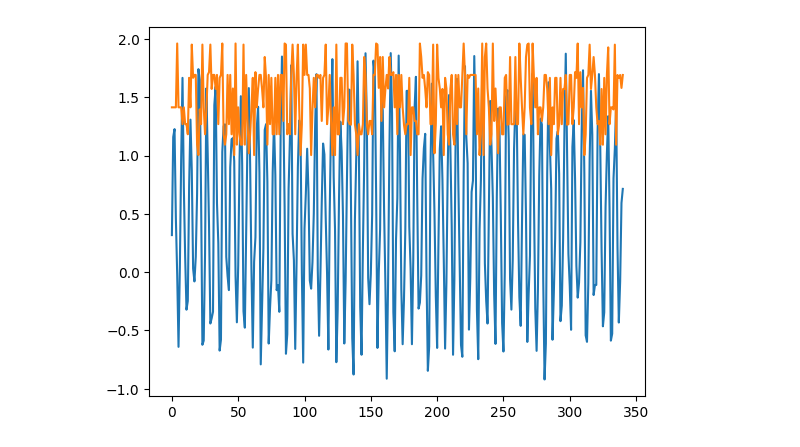
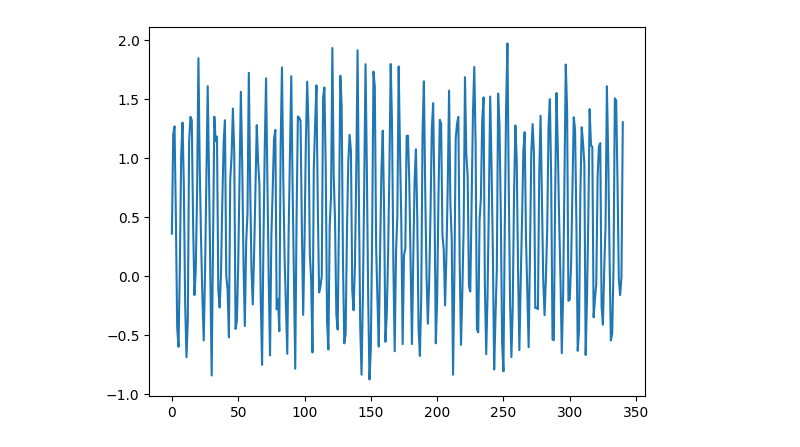
Before and after one commit to martin-he543/novozymes-enzyme-stability-prediction-kaggle-2022, a Jupyter notebook: data_prep.ipynb, the cells around one changed output. Drawn from its saved outputs; the diff is of its cells as text; code cells hidden in the pictures.

```diff
--- a/data_prep.ipynb
+++ b/data_prep.ipynb
@@ -21,15 +21,15 @@ df_train.drop(df_train[[len(x) > max_length for x in df_train.protein_sequence]]
 with open("amino_ranking.txt") as f:
     amino_codes = f.read().split("\n")
 
-embedding_length = 2
+embedding_length = 16
 embeddings = np.random.rand(20,embedding_length)
 # %%
 pos_encodings = np.zeros((max_length, embedding_length))
 
 for pos in range(max_length):
-    for i in range(0, embedding_length, 2):
-        pos_encodings[pos, i] = np.sin(pos / (10000 ** ( (2*i) / embedding_length) ) )
-        pos_encodings[pos, i + 1] = np.cos(pos / (10000 ** ( (2 * (i + 1) ) / embedding_length) ) )
+    for i in range(0, embedding_length//2):
+        pos_encodings[pos, 2*i] = np.sin(pos / (10000 ** ( (2*i) / embedding_length) ) )
+        pos_encodings[pos, 2*i+1] = np.cos(pos / (10000 ** ( (2 * i ) / embedding_length) ) )
 # %%
 seq = df_train["protein_sequence"]
 
@@ -40,7 +40,6 @@ x0 = np.pad(x0, ((0, max_length - x0.shape[0]%max_length),(0,0)), "constant")
 embeddingx0 = x0 + pos_encodings
 # %%
 plt.plot(range(max_length)[:len(x0_raw)],embeddingx0[:len(x0_raw),0])
-plt.plot(range(max_length)[:len(x0_raw)],embeddingx0[:len(x0_raw),1])
 plt.show()
 # %% [output]
-[figure, old version]
+[figure, new version]
```
Also changed, not shown: parts of 2 cells of this notebook, 1 other file.
